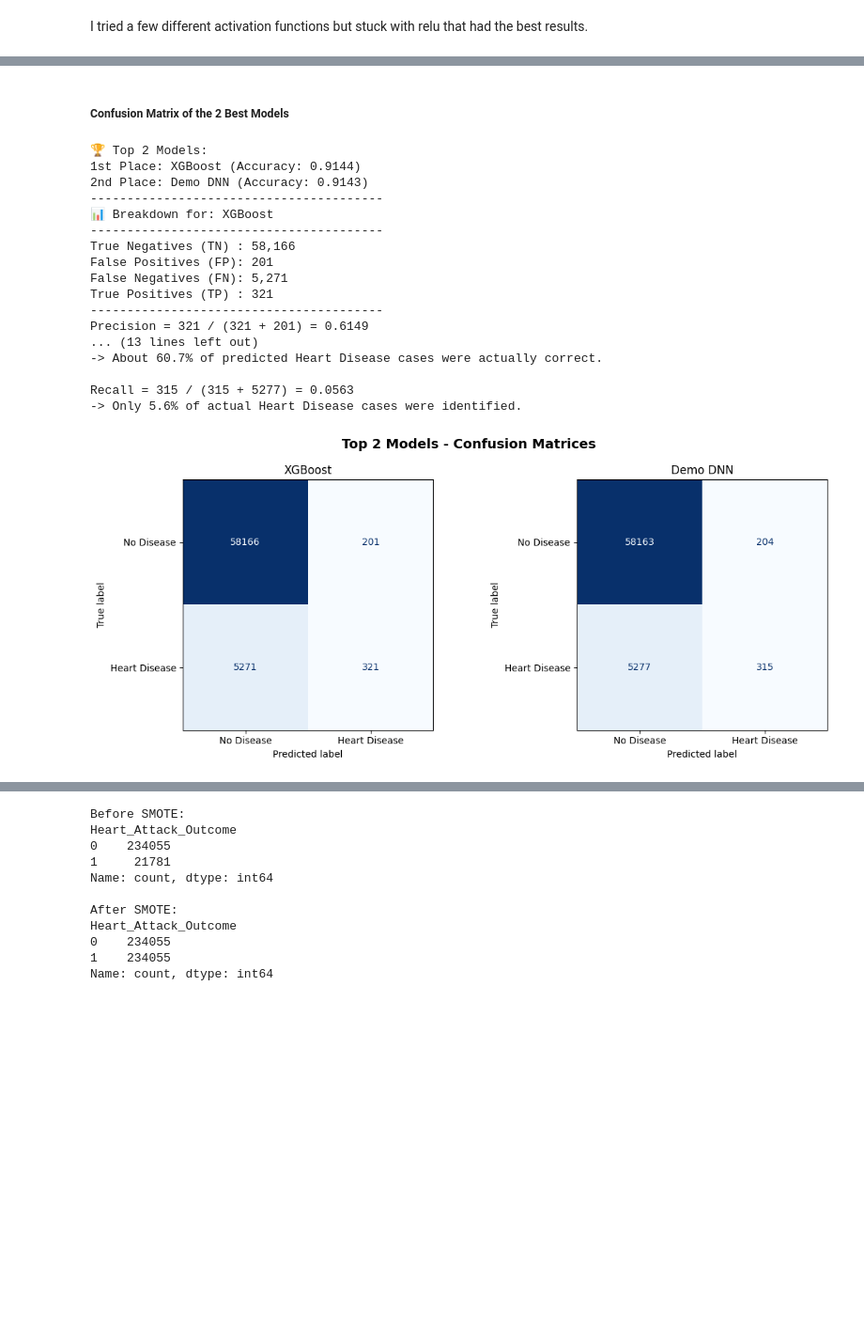
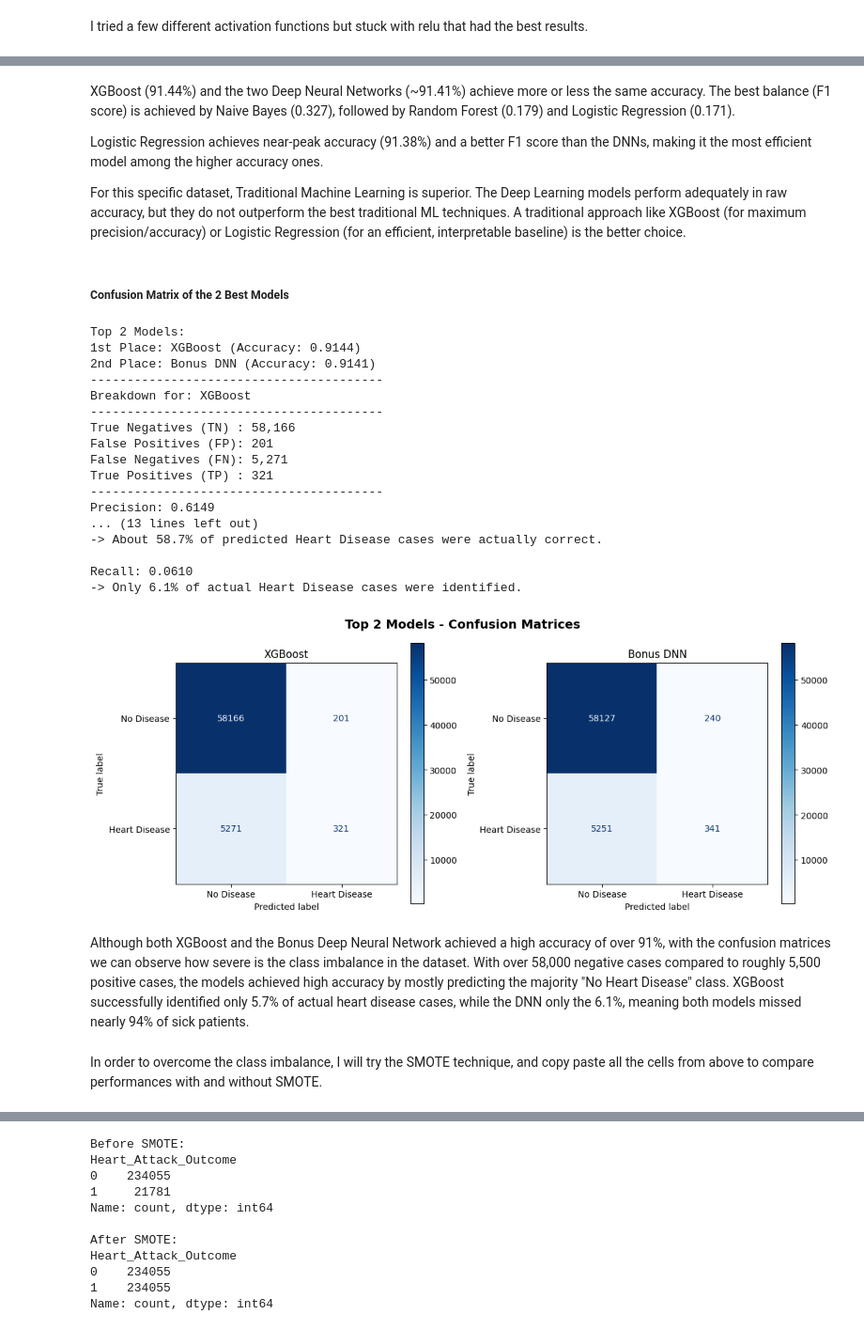
Before and after one commit to mar-kan/ApplicationsOfAI, a Jupyter notebook: week1_healthcare/Week1_AI_Healthcare_Kanellaki_Marianna.ipynb, the cells around one changed output, grey strips where cells are left out. Shown at 94% size. Drawn from its saved outputs; the diff is of its cells as text; code cells hidden in the pictures; blank space fills up the shorter version.

```diff
--- a/week1_healthcare/Week1_AI_Healthcare_Kanellaki_Marianna.ipynb
+++ b/week1_healthcare/Week1_AI_Healthcare_Kanellaki_Marianna.ipynb
@@ -522,19 +532,19 @@ results.append({
 set_random_seed(42)  # for reproducibility
 
 bonus_model = Sequential([
-    Dense(256, activation='elu', input_shape=(X_train_scaled.shape[1],)),
+    Dense(256, activation='relu', input_shape=(X_train_scaled.shape[1],)),
     Dropout(0.3),
-    Dense(128, activation='elu'), #, input_shape=(X_train_scaled.shape[1],)),
+    Dense(128, activation='relu'), #, input_shape=(X_train_scaled.shape[1],)),
     Dropout(0.3),
-    Dense(64, activation='elu'),
+    Dense(64, activation='relu'),
     Dropout(0.3),
-    Dense(64, activation='elu'),
+    Dense(64, activation='relu'),
     Dropout(0.3),
-    Dense(32, activation='elu'),
-    Dropout(0.3),
-    Dense(32, activation='elu'),
-    Dropout(0.3),
-    Dense(16, activation='elu'),
+    Dense(32, activation='relu'),
+    Dropout(0.2),
+    Dense(16, activation='relu'),
+    # Dropout(0.3),
+    Dense(8, activation='relu'),
     Dense(1, activation='sigmoid')  # binary classification
 ])
 
@@ -559,7 +580,7 @@ I tried a few different activation functions but stuck with relu that had the be
 # %%
 bonus_preds = (bonus_model.predict(X_test_scaled) > 0.5).astype("int32").flatten()
 results.append({
-    "model": "Bonus DNN el",
+    "model": "Bonus DNN",
     "accuracy": accuracy_score(y_test, bonus_preds),
     "precision": precision_score(y_test, bonus_preds, zero_division=0),
     "recall": recall_score(y_test, bonus_preds),
@@ -592,74 +603,68 @@ df_results.loc[:, df_results.columns != 'preds']
+# %% [markdown]
+XGBoost (91.44%) and the two Deep Neural Networks (~91.41%) achieve more or less the same accuracy. The best balance (F1 score) is achieved by Naive Bayes (0.327), followed by Random Forest (0.179) and Logistic Regression (0.171).
+
+Logistic Regression achieves near-peak accuracy (91.38%) and a better F1 score than the DNNs, making it the most efficient model among the higher accuracy ones.
+
+For this specific dataset, Traditional Machine Learning is superior. The Deep Learning models perform adequately in raw accuracy, but they do not outperform the best traditional ML techniques. A traditional approach like XGBoost (for maximum precision/accuracy) or Logistic Regression (for an efficient, interpretable baseline) is the better choice.
 # %% [markdown]
 ##### Confusion Matrix of the 2 Best Models
 # %%
 sorted_results = sorted(results, key=lambda x: x['accuracy'], reverse=True)
 
-# 2. Grab the top 2 models
 top_2_models = sorted_results[:2]
 
-print("\n🏆 Top 2 Models:")
+print("\nTop 2 Models:")
 print(f"1st Place: {top_2_models[0]['model']} (Accuracy: {top_2_models[0]['accuracy']:.4f})")
 print(f"2nd Place: {top_2_models[1]['model']} (Accuracy: {top_2_models[1]['accuracy']:.4f})")
 
-# 3. Create a side-by-side layout (1 row, 2 columns)
 fig, axes = plt.subplots(1, 2, figsize=(12, 5))
 
-# 4. Loop through the top 2 models and plot their matrices
 for i, model_data in enumerate(top_2_models):
     model_name = model_data['model']
     best_preds = model_data['preds']
 
-    # Calculate confusion matrix
+    # Confusion Matrix
     cm = confusion_matrix(y_test, best_preds)
-
-    # Plot it on the specific axis (axes[i])
     disp = ConfusionMatrixDisplay(confusion_matrix=cm, display_labels=['No Disease', 'Heart Disease'])
-    disp.plot(cmap='Blues', ax=axes[i], colorbar=False) # Turning off colorbar keeps side-by-side plots clean
-
+    disp.plot(cmap='Blues', ax=axes[i])
     axes[i].set_title(f"{model_name}")
 
     tn, fp, fn, tp = cm.ravel()
 
-    # 4. Calculate Precision and Recall mathematically
-    # (Adding a quick 'if' statement just to prevent a divide-by-zero error if a model predicts 0 positives)
-    precision = tp / (tp + fp) if (tp + fp) > 0 else 0.0
-    recall = tp / (tp + fn) if (tp + fn) > 0 else 0.0
-
-    # 5. Print the output to match your breakdown!
     print("-" * 40)
-    print(f"📊 Breakdown for: {model_name}")
+    print(f"Breakdown for: {model_name}")
     print("-" * 40)
     print(f"True Negatives (TN) : {tn:,}")
     print(f"False Positives (FP): {fp:,}")
     print(f"False Negatives (FN): {fn:,}")
     print(f"True Positives (TP) : {tp:,}")
     print("-" * 40)
 
-    print(f"Precision = {tp} / ({tp} + {fp}) = {precision:.4f}")
-    print(f"-> About {precision * 100:.1f}% of predicted Heart Disease cases were actually correct.\n")
+    print(f"Precision: {top_2_models[i]['precision']:.4f}")
+    print(f"-> About {top_2_models[i]['precision'] * 100:.1f}% of predicted Heart Disease cases were actually correct.\n")
 
-    print(f"Recall = {tp} / ({tp} + {fn}) = {recall:.4f}")
-    print(f"-> Only {recall * 100:.1f}% of actual Heart Disease cases were identified.")
+    print(f"Recall: {top_2_models[i]['recall']:.4f}")
+    print(f"-> Only {top_2_models[i]['recall'] * 100:.1f}% of actual Heart Disease cases were identified.")
 
 plt.suptitle("Top 2 Models - Confusion Matrices", fontsize=14, fontweight='bold')
 plt.tight_layout()
 plt.show()
 # %% [output]
-🏆 Top 2 Models:
+Top 2 Models:
 1st Place: XGBoost (Accuracy: 0.9144)
-2nd Place: Demo DNN (Accuracy: 0.9143)
+2nd Place: Bonus DNN (Accuracy: 0.9141)
 ----------------------------------------
-📊 Breakdown for: XGBoost
+Breakdown for: XGBoost
 ----------------------------------------
 True Negatives (TN) : 58,166
 False Positives (FP): 201
 False Negatives (FN): 5,271
 True Positives (TP) : 321
 ----------------------------------------
-Precision = 321 / (321 + 201) = 0.6149
+Precision: 0.6149
 ... (13 lines left out)
--> About 60.7% of predicted Heart Disease cases were actually correct.
+-> About 58.7% of predicted Heart Disease cases were actually correct.
 
-Recall = 315 / (315 + 5277) = 0.0563
--> Only 5.6% of actual Heart Disease cases were identified.
+Recall: 0.0610
+-> Only 6.1% of actual Heart Disease cases were identified.
-[figure, old version]
+[figure, new version]
@@ -667,0 +671,4 @@ Recall = 315 / (315 + 5277) = 0.0563
+# %% [markdown]
+Although both XGBoost and the Bonus Deep Neural Network achieved a high accuracy of over 91%, with the confusion matrices we can observe how severe is the class imbalance in the dataset. With over 58,000 negative cases compared to roughly 5,500 positive cases, the models achieved high accuracy by mostly predicting the majority "No Heart Disease" class. XGBoost successfully identified only 5.7% of actual heart disease cases, while the DNN only the 6.1%, meaning both models missed nearly 94% of sick patients.
+# %% [markdown]
+In order to overcome the class imbalance, I will try the SMOTE technique, and copy paste all the cells from above to compare performances with and without SMOTE.
```
Also changed, not shown: parts of 28 cells of this notebook, 1 other file.
